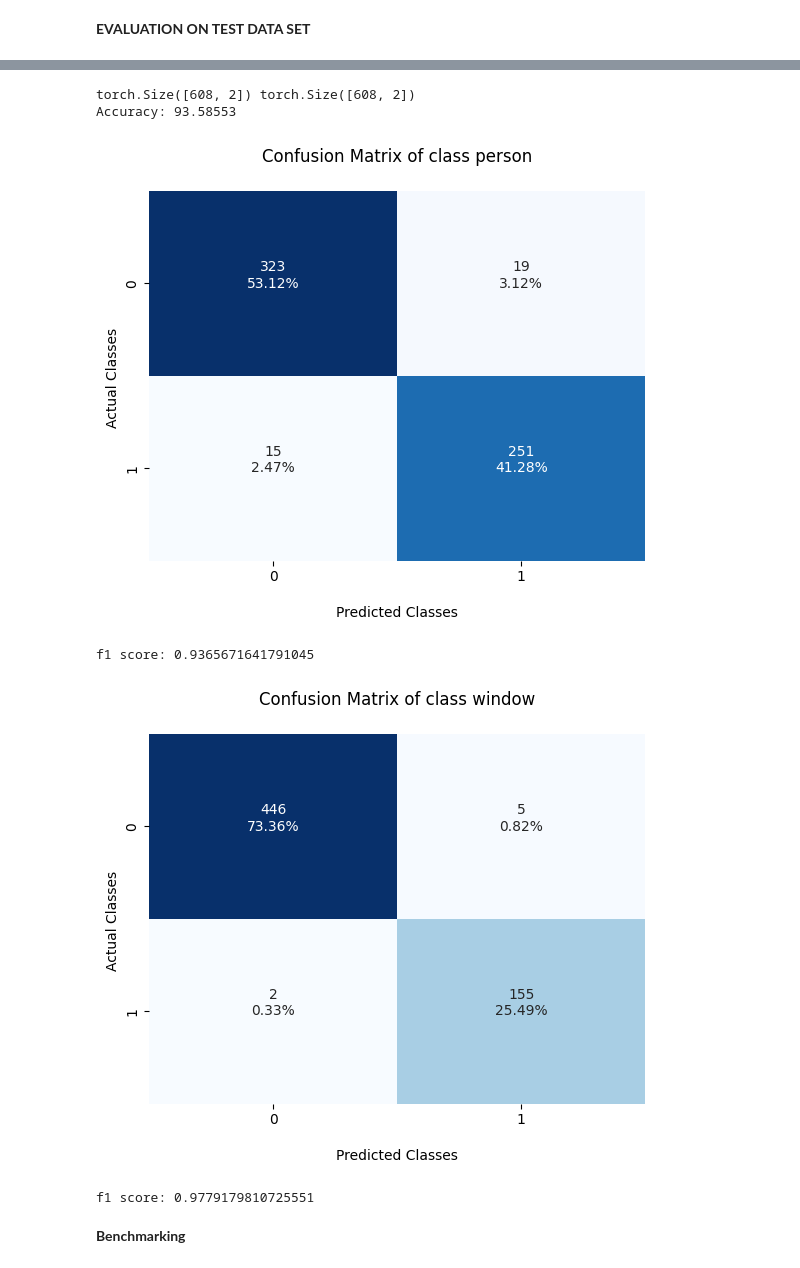
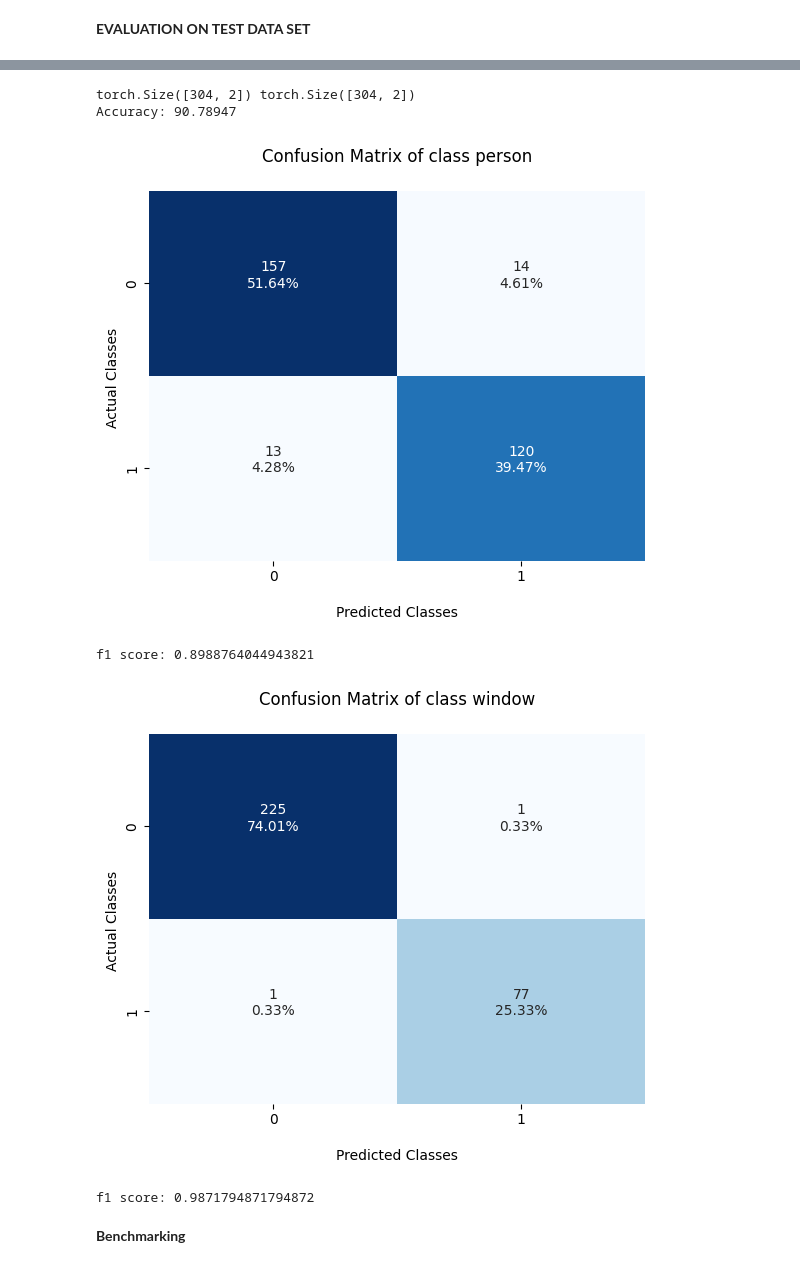
Before and after one commit to MajedNaN/TimeSeriesClassification, a Jupyter notebook: main.ipynb, the cells around one changed output, grey strips where cells are left out. Saved outputs shown, nothing was run; the diff lists cells and outputs as text; code cells hidden in the pictures.

```diff
--- a/main.ipynb
+++ b/main.ipynb
@@ -445,11 +480,21 @@ f1 score: 0.9625
 ######## remove standardization from above at first, also remove sigmoid from the network*****************
 
 # splits = TimeSplitter()(y)
-splits = TrainValidTestSplitter()(y)
-tfms  = [TSStandardize(use_single_batch=False), MultiCategorize()]
-# batch_tfms = TSStandardize()
-dsets = TSDatasets(X, y, tfms=tfms, splits=splits, inplace=True)
-dls   = TSDataLoaders.from_dsets(dsets.train, dsets.valid, bs = 32, num_workers=2)#,batch_tfms=batch_tfms) ### note the normalization
+splits = TrainValidTestSplitter(test_size=0.1)(y)
+tfms  = [None, MultiCategorize()]
+batch_tfms = TSStandardize()
+
+#### standardization
+x_train,p1,p2 = standardize(X[splits[0]],mode=1)
+x_valid = standardize_with_params(X[splits[1]],mean=p1,std=p2)
+tsets = TSDatasets(x_train, y[splits[0]], tfms=tfms, inplace=True)
+vsets = TSDatasets(x_valid, y[splits[1]], tfms=tfms, inplace=True)
+dls   = TSDataLoaders.from_dsets(tsets, vsets, bs = 32, num_workers=2)#,batch_tfms=batch_tfms) ### note the normalization
+
+#### use batch normalization instead
+# dsets = TSDatasets(X, y, tfms=tfms, splits=splits, inplace=True)
+# dls   = TSDataLoaders.from_dsets(dsets.train, dsets.valid, bs = 32, num_workers=2,batch_tfms=batch_tfms) ### note the normalization
+
 
 k={}
 model = create_model(FCN, dls.vars,dls.c,dls,**k)
@@ -500,40 +545,47 @@ FlattenedLoss of BCEWithLogitsLoss()
 # %%
 #### Adding dataset to apply same dls valid tfms on test
 
-test_ds = dls.valid.dataset.add_test(X[splits[1]], y[splits[1]]) #X and y would be your test data (segmented)
-test_dl = dls.valid.new(test_ds)
+### standardize test set with train parameters (apply Multicategorize transform)
+x_test = standardize_with_params(X[splits[2]],mean=p1,std=p2)
+test_set = TSDatasets(x_test, y[splits[2]], tfms=tfms, inplace=True)
+test_dl   = TSDataLoader(test_set, bs = 32, num_workers=2)#,batch_tfms=batch_tfms) ### note the normalization
 next(iter(test_dl))
+
+# apply batch_normalization as in valid data set, but each with its own parameters
+# test_ds = dls.valid.dataset.add_test(X[splits[2]], y[splits[2]]) #X and y would be your test data (segmented)
+# test_dl = dls.valid.new(test_ds)
+# next(iter(test_dl))
 
 #### evaluating
 
 test_probas, test_targets, test_preds = learn.get_preds(dl=test_dl, with_decoded=True)#,reorder = False)
 
 print(test_targets.shape,test_preds.shape)
 # print(f'Accuracy: {(test_targets == test_preds).float().mean():0.5f}') ## single label
 # print(f'f1 score: {f1_score(test_targets,test_preds,average=None)}\n') # to get f1 score for each class use (average=None)
 # ### number of classes in validation set
 # n_classes = pd.DataFrame(test_targets).value_counts().shape[0]
 # plot_confusion(test_targets,test_preds,n_classes)
 
 
 print(f'Accuracy: {(100/test_targets.shape[0])*torch.all((test_preds == test_targets),dim=1).sum():0.5f}') ## multi-label
 n_classes = test_targets.shape[1]
 plot_confusion(test_targets[:,0],test_preds[:,0],n_classes,name = 'person')
 print(f'f1 score: {f1_score(test_targets[:,0],test_preds[:,0])}\n') # to get f1 score for each class use (average=None)
 
 
 ### window class
 ### number of classes in validation set
 plot_confusion(test_targets[:,1],test_preds[:,1],n_classes,name = 'window')
 print(f'f1 score: {f1_score(test_targets[:,1],test_preds[:,1])}\n') # to get f1 score for each class use (average=None)
 # %% [output]
 [interactive output not drawn]
-torch.Size([608, 2]) torch.Size([608, 2])
-Accuracy: 93.58553
+torch.Size([304, 2]) torch.Size([304, 2])
+Accuracy: 90.78947
 [figure]
-f1 score: 0.9365671641791045
+f1 score: 0.8988764044943821
-[figure, old version]
+[figure, new version]
-f1 score: 0.9779179810725551
+f1 score: 0.9871794871794872
 # %% [markdown]
 **Benchmarking**
 # %%
```
Also changed, not shown: parts of 10 cells of this notebook, 1 other file.
